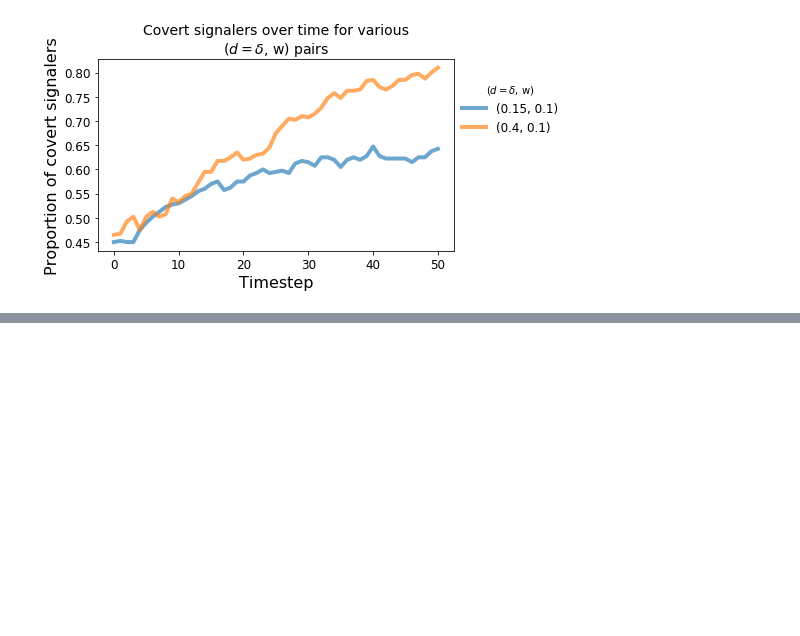
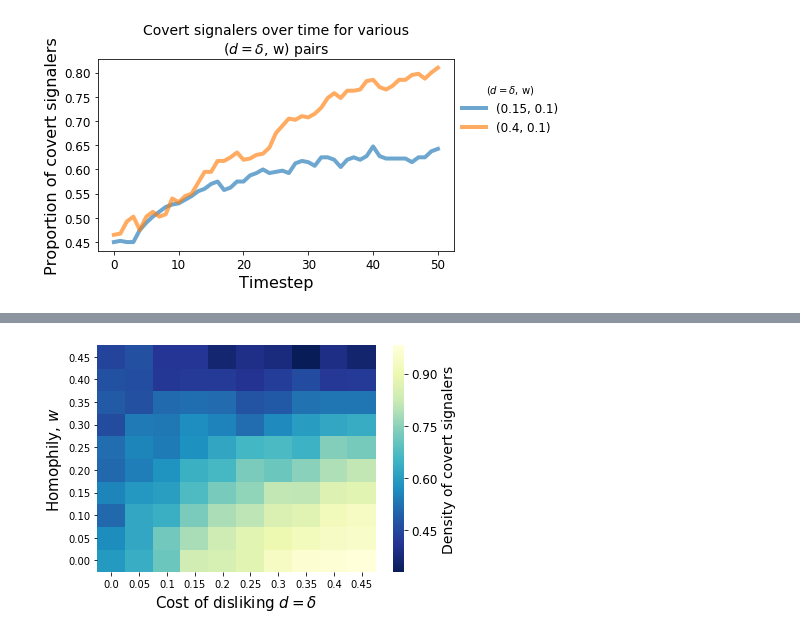
Before and after one commit to mt-digital/identity-signaling, a Jupyter notebook: confirmatory experiments.ipynb, the cells around one changed output, grey strips where cells are left out. Drawn from its saved outputs; the diff is of its cells as text; code cells hidden in the pictures; blank space fills up the shorter version.

```diff
--- a/confirmatory experiments.ipynb
+++ b/confirmatory experiments.ipynb
@@ -186,0 +218,29 @@ Text(0.5, 1.0, 'Covert signalers over time for various\n($d=\\delta$, w) pairs')
+# %%
+final_means = means[means.index == 200]
+
+ax = sns.heatmap(final_means.stack(), cmap='YlGnBu_r',
+                cbar_kws={'label': 'Density of covert signalers'})
+
+# Set size of colorbar title.
+ax.figure.axes[-1].yaxis.label.set_size(14)
+
+# Set size of colorbar tick labels.
+ax.collections[0].colorbar.ax.tick_params(labelsize=12)
+
+# Clean up some other things.
+ax.invert_yaxis()
+# ax.set_yticklabels(['0.1', '0.25', '0.4'])
+ax.set_ylabel('Homophily, $w$', size=15)
+ax.set_xlabel('Cost of disliking $d=\delta$', size=15)
+
+
+# relative_receptivity = df.receptivity.unique() / 0.5
+# relative_receptivity.sort()
+# ax.set_xticklabels(relative_receptivity)
+ax.set_yticklabels([f'{y:.2f}' for y in np.arange(0, 0.46, 0.05)]);
+
+plt.savefig(
+'/Users/mt/workspace/id-sig/reports/Figures/covertDensityVsDislikingHomophily.pdf'
+)
+# %% [output]
+[figure, added]
```
Also changed, not shown: parts of 6 cells of this notebook, 1 other file.
